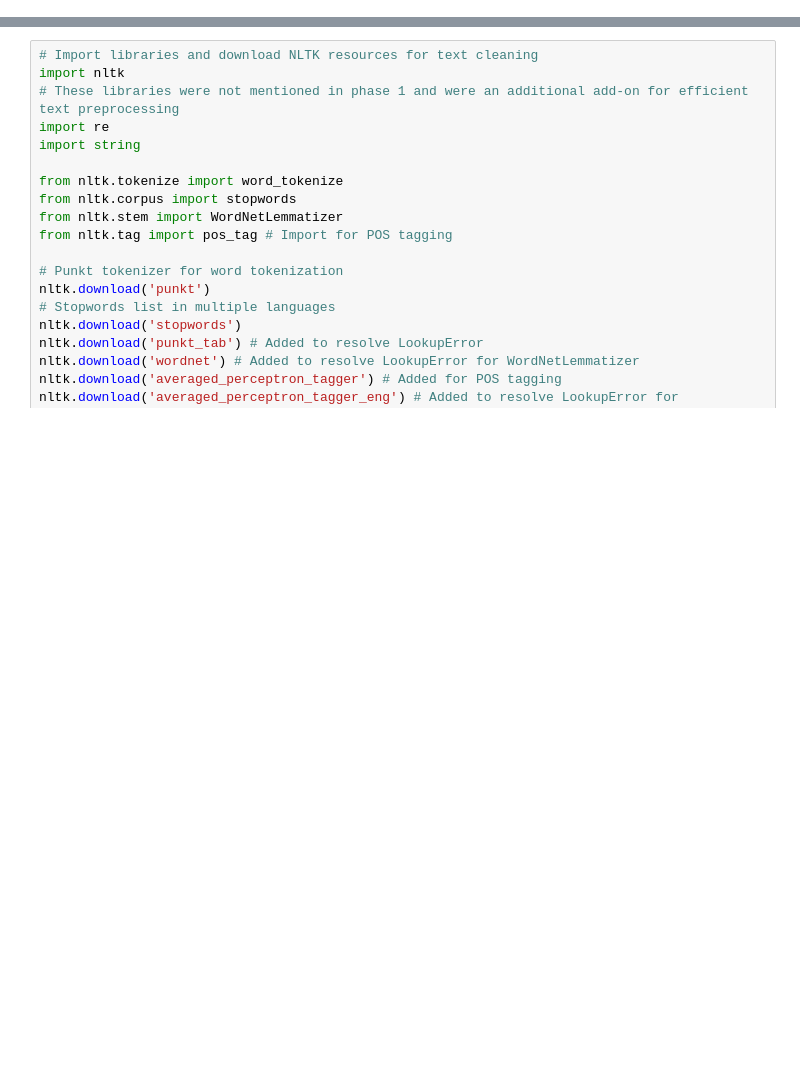
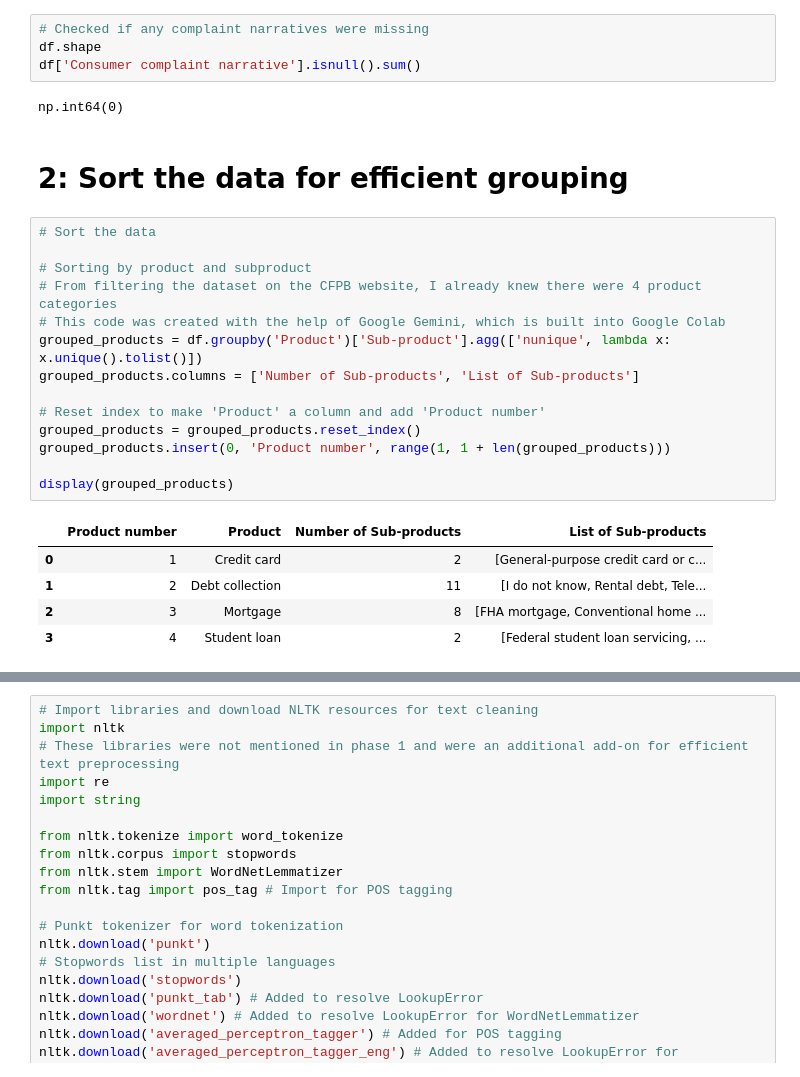
Before and after one commit to melaniedaniel7/CFPB-Text-Analysis-Using-NLP-Techniques, a Jupyter notebook: Text_Cleaning.ipynb, the cells around one changed output, grey strips where cells are left out. Cells and saved outputs as stored; diff of their text form; blank space fills up the shorter version.

```diff
--- a/Text_Cleaning.ipynb
+++ b/Text_Cleaning.ipynb
@@ -43,0 +37,28 @@ df.columns
+# %%
+# Checked if any complaint narratives were missing
+df.shape
+df['Consumer complaint narrative'].isnull().sum()
+# %% [output]
+np.int64(0)
+# %% [markdown]
+# **2: Sort the data for efficient grouping**
+# %%
+# Sort the data
+
+# Sorting by product and subproduct
+# From filtering the dataset on the CFPB website, I already knew there were 4 product categories
+# This code was created with the help of Google Gemini, which is built into Google Colab
+grouped_products = df.groupby('Product')['Sub-product'].agg(['nunique', lambda x: x.unique().tolist()])
+grouped_products.columns = ['Number of Sub-products', 'List of Sub-products']
+
+# Reset index to make 'Product' a column and add 'Product number'
+grouped_products = grouped_products.reset_index()
+grouped_products.insert(0, 'Product number', range(1, 1 + len(grouped_products)))
+
+display(grouped_products)
+# %% [output]
+|  | Product number | Product | Number of Sub-products | List of Sub-products |
+| 0 | 1 | Credit card | 2 | [General-purpose credit card or c... |
+| 1 | 2 | Debt collection | 11 | [I do not know, Rental debt, Tele... |
+| 2 | 3 | Mortgage | 8 | [FHA mortgage, Conventional home ... |
+| 3 | 4 | Student loan | 2 | [Federal student loan servicing, ... |
```
Also changed, not shown: parts of 16 cells of this notebook.
